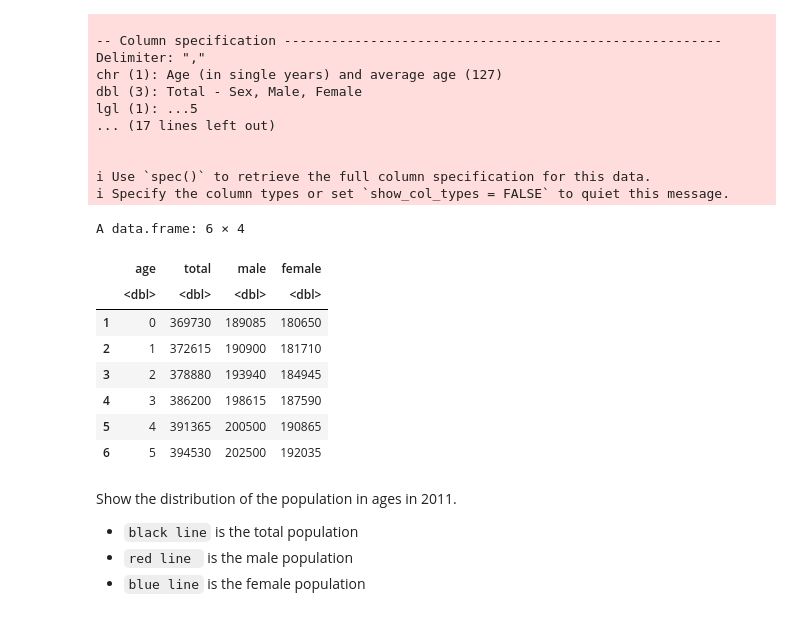
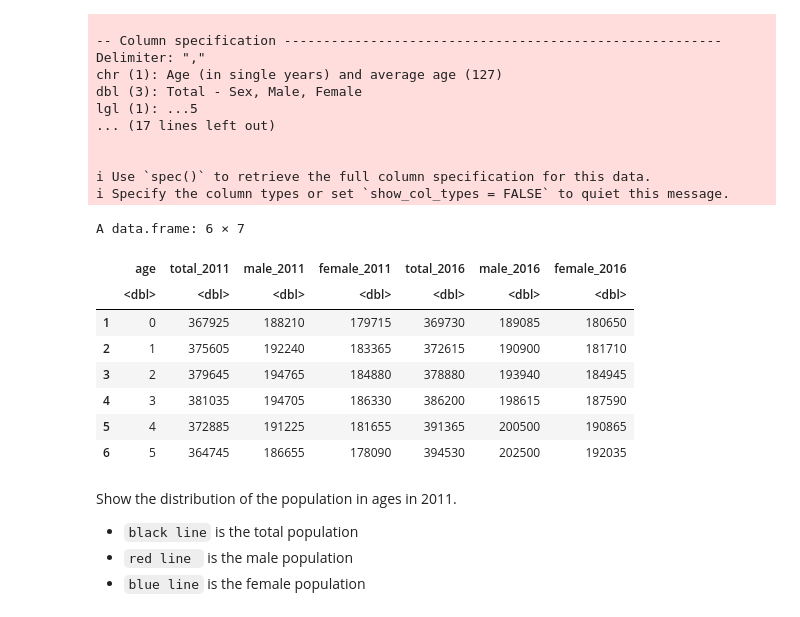
Before and after one commit to felixmachaoran/Age_Distibution, a Jupyter notebook: proposal.ipynb, the cells around one changed output. Drawn from its saved outputs; the diff is of its cells as text; code cells hidden in the pictures.

```diff
--- a/proposal.ipynb
+++ b/proposal.ipynb
@@ -73,17 +88,17 @@ combined_dat <- dat_2011 %>%
              left_join(dat_2016, by="age")
 colnames(combined_dat) <- c("age", "total_2011", "male_2011", "female_2011", "total_2016", "male_2016", "female_2016")
 # %%
-head(dat_2016)
+head(combined_dat)
 # %% [output]
-A data.frame: 6 × 4
+A data.frame: 6 × 7
-|  | age | total | male | female |
-|  | <dbl> | <dbl> | <dbl> | <dbl> |
-| 1 | 0 | 369730 | 189085 | 180650 |
-| 2 | 1 | 372615 | 190900 | 181710 |
-| 3 | 2 | 378880 | 193940 | 184945 |
-| 4 | 3 | 386200 | 198615 | 187590 |
-| 5 | 4 | 391365 | 200500 | 190865 |
-| 6 | 5 | 394530 | 202500 | 192035 |
+|  | age | total_2011 | male_2011 | female_2011 | total_2016 | male_2016 | female_2016 |
+|  | <dbl> | <dbl> | <dbl> | <dbl> | <dbl> | <dbl> | <dbl> |
+| 1 | 0 | 367925 | 188210 | 179715 | 369730 | 189085 | 180650 |
+| 2 | 1 | 375605 | 192240 | 183365 | 372615 | 190900 | 181710 |
+| 3 | 2 | 379645 | 194765 | 184880 | 378880 | 193940 | 184945 |
+| 4 | 3 | 381035 | 194705 | 186330 | 386200 | 198615 | 187590 |
+| 5 | 4 | 372885 | 191225 | 181655 | 391365 | 200500 | 190865 |
+| 6 | 5 | 364745 | 186655 | 178090 | 394530 | 202500 | 192035 |
 # %%
 obs_2016<- tibble(obs_2016=rep(0:100, dat_2016$total))
 obs_2011<- tibble(obs_2011=rep(0:100, dat_2011$total))
```
Also changed, not shown: parts of 10 cells of this notebook.
